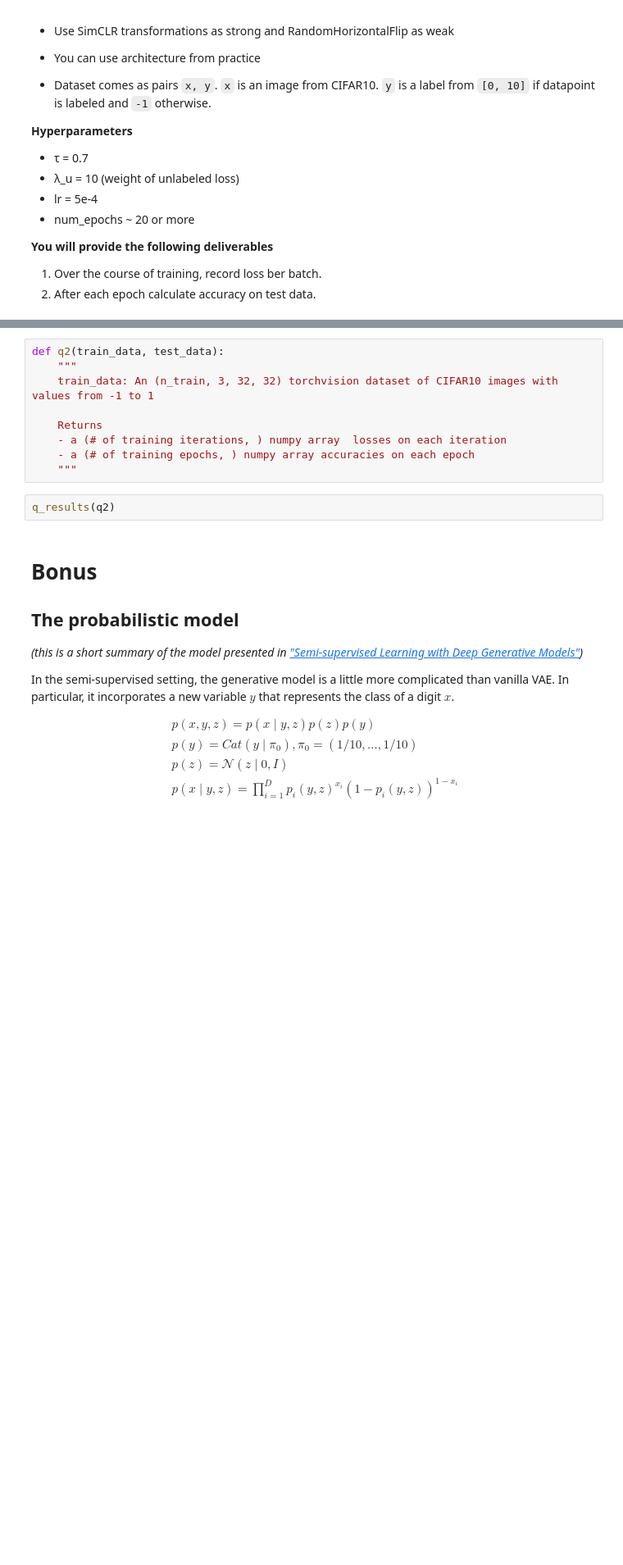
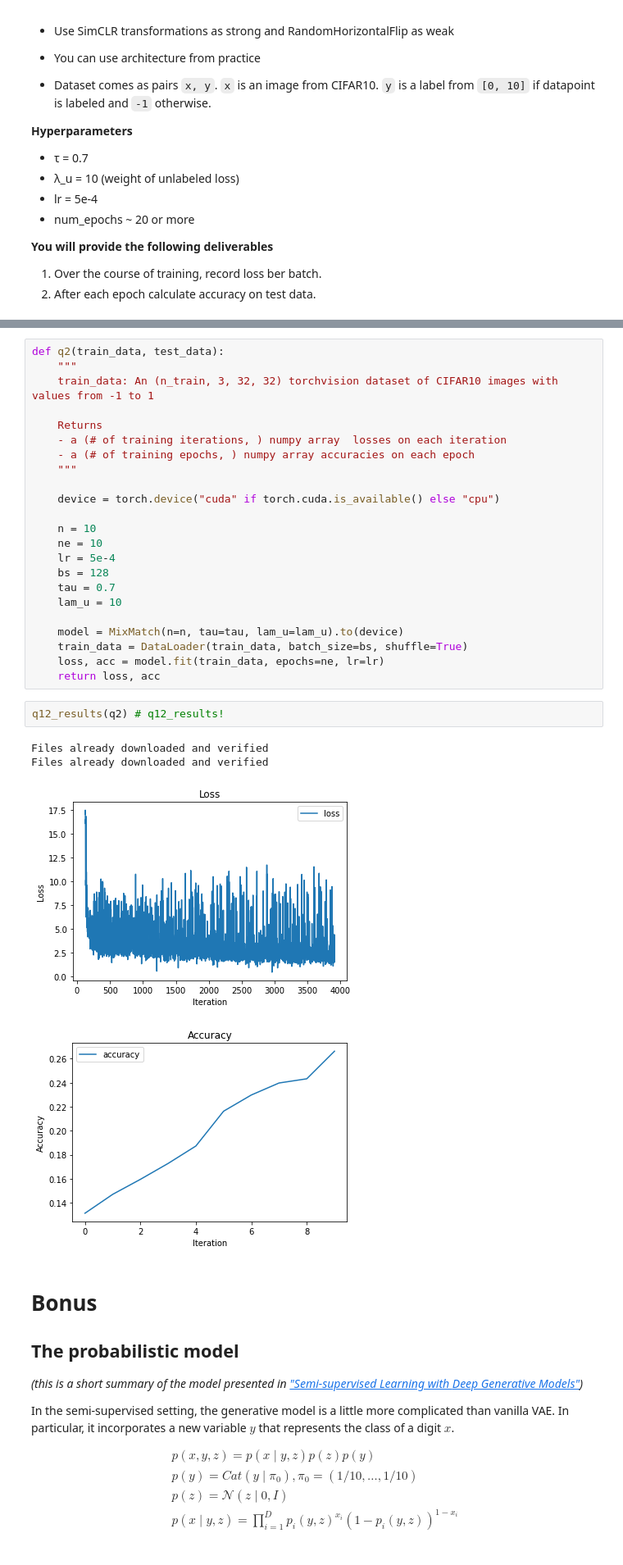
Before and after one commit to vikkikid/dul_2021, a Jupyter notebook: Homework12_semisupervised.ipynb, the cells around one changed output, grey strips where cells are left out. Shown at 82% size. Drawn from its saved outputs; the diff is of its cells as text; blank space fills up the shorter version.

```diff
--- a/Homework12_semisupervised.ipynb
+++ b/Homework12_semisupervised.ipynb
@@ -171,8 +257,27 @@ def q2(train_data, test_data):
     - a (# of training iterations, ) numpy array  losses on each iteration
     - a (# of training epochs, ) numpy array accuracies on each epoch
     """
+
+    device = torch.device("cuda" if torch.cuda.is_available() else "cpu")
+
+    n = 10
+    ne = 10
+    lr = 5e-4
+    bs = 128
+    tau = 0.7
+    lam_u = 10
+
+    model = MixMatch(n=n, tau=tau, lam_u=lam_u).to(device)
+    train_data = DataLoader(train_data, batch_size=bs, shuffle=True)
+    loss, acc = model.fit(train_data, epochs=ne, lr=lr)
+    return loss, acc
-# %%
-q_results(q2)
+# %%
+q12_results(q2) # q12_results!
+# %% [output]
+Files already downloaded and verified
+Files already downloaded and verified
+[figure, added]
+[figure, added]
 # %% [markdown]
 # Bonus
 
```
Also changed, not shown: parts of 8 cells of this notebook.
